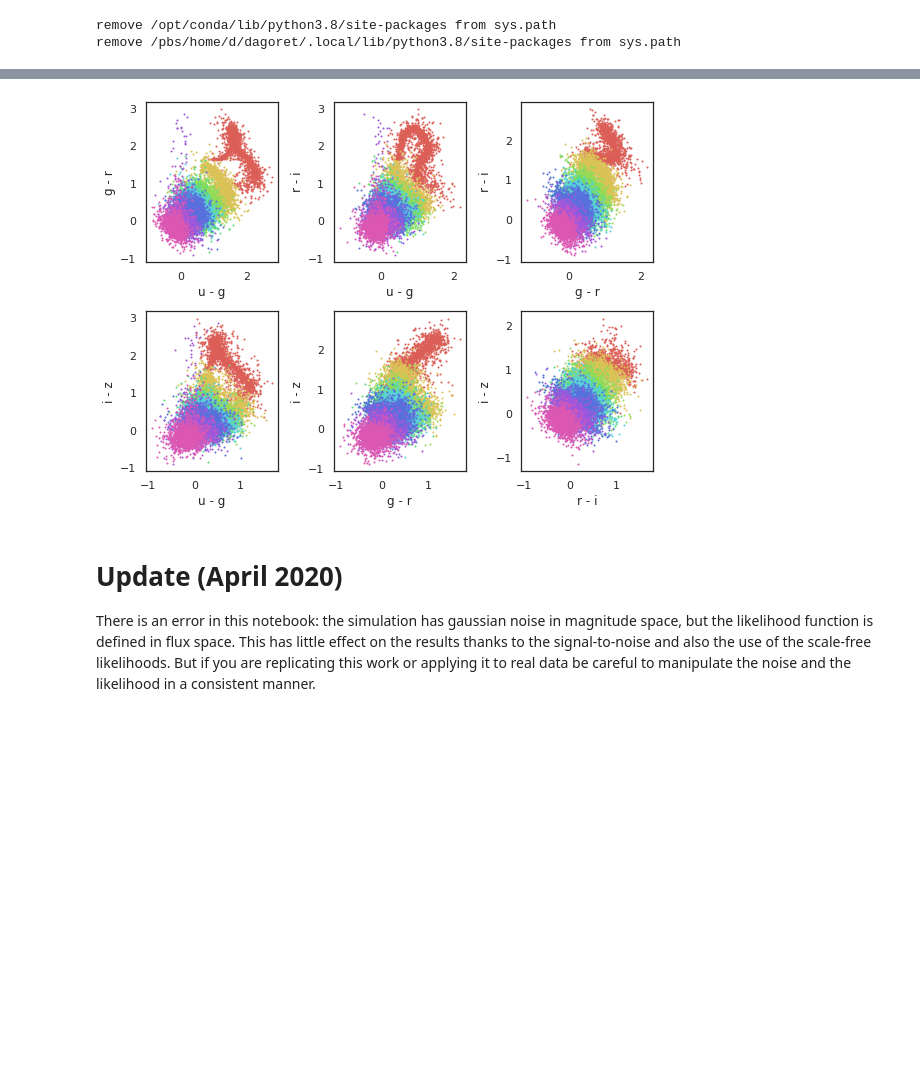
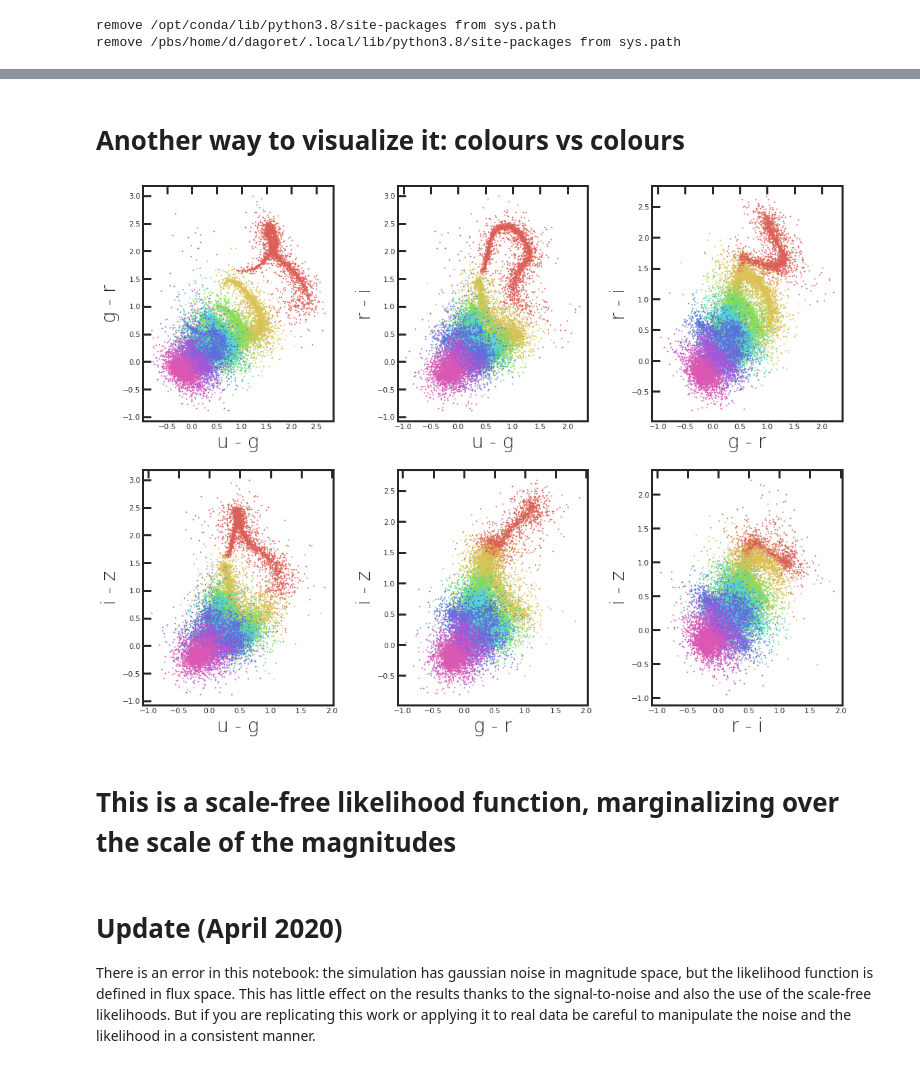
Before and after one commit to sylvielsstfr/Photoz-tools, a Jupyter notebook: Photoz galaxy survey mock and N(z) inference.ipynb, the cells around one changed output, grey strips where cells are left out. Drawn from its saved outputs; the diff is of its cells as text; code cells hidden in the pictures; blank space fills up the shorter version.

```diff
--- a/Photoz galaxy survey mock and N(z) inference.ipynb
+++ b/Photoz galaxy survey mock and N(z) inference.ipynb
@@ -284,6 +389,6 @@ fig.tight_layout()
 # %%
 # Now plot the p(z,t,imag) priors and compare to what we've drawn
-fig, axs = plt.subplots(nt, 2, figsize=(7, nt*2) )
+fig, axs = plt.subplots(nt, 2, figsize=(14, nt*4) )
 templates = np.zeros((imag_grid.size, z_grid.size))
 for i in range(nt):
     for j in range(imag_grid.size):
@@ -375,15 +491,10 @@ for jf in range(nf):
 # %%
 # Let's visualize the magnitudes
-fig, axs = plt.subplots(1, nf, figsize=(10,3))
+fig, axs = plt.subplots(1, nf, figsize=(16,4))
 for jf in range(nf):
     axs[jf].hist(f_obs[:,jf], density=True,
                  range=[imag_grid.min(), imag_grid.max()+2],
                  bins=150, histtype='step', lw=3)
     axs[jf].set_ylim([0,0.7])
     axs[jf].set_xlabel(filters[jf])
-fig, axs = plt.subplots(1, nf, figsize=(10,3))
-for jf in range(nf):
-    axs[jf].hist(f_obs_err[:,jf], density=True, bins=150, histtype='step', lw=3)
-    axs[jf].set_xlabel(filters[jf]+' err')
-fig.tight_layout()
 # %% [output]
@@ -391,0 +502,6 @@ fig.tight_layout()
+# %%
+fig, axs = plt.subplots(1, nf, figsize=(16,4))
+for jf in range(nf):
+    axs[jf].hist(f_obs_err[:,jf], density=True, bins=150, histtype='step', lw=3)
+    axs[jf].set_xlabel(filters[jf]+' err')
+fig.tight_layout()
@@ -392,6 +512,6 @@ fig.tight_layout()
 # %%
 # Let's plot the model and the noisy magnitudes for our mock catalogue
-fig, axs = plt.subplots(nt, nf-1, figsize=(8,nt*1.5), sharex=True, sharey=False)
+fig, axs = plt.subplots(nt, nf-1, figsize=(16,nt*3), sharex=True, sharey=False)
 for it in range(nt):
     ind = (types == it)
     for jf in range(nf-1):
@@ -411,22 +531,26 @@ fig.tight_layout()
+# %% [markdown]
+# Another way to visualize it: colours vs colours
 # %%
 # Another way to visualize it: colours vs colours
 cols = sns.color_palette("hls", nt)
-fig, axs = plt.subplots(2, (nf-1)*(nf-2)//4, figsize=(8, 6))
+fig, axs = plt.subplots(2, (nf-1)*(nf-2)//4, figsize=(16, 12))
 axs = axs.ravel()
 off = - 1
 for jf in range(nf-1):
     for jf2 in range(jf):
         off += 1
         for it in range(nt):
             ind = (types == it)
             colourobj1 = f_obs[ind,jf] - f_obs[ind,jf+1]
             colourobj2 = f_obs[ind,jf2] - f_obs[ind,jf2+1]
             p = axs[off].scatter(colourobj1, colourobj2, color=cols[it], s=1)
             axs[off].set_ylabel(filters[jf]+' - '+filters[jf+1])
             axs[off].set_xlabel(filters[jf2]+' - '+filters[jf2+1])
 fig.tight_layout()
 # %% [output]
-[figure, old version]
+[figure, new version]
+# %% [markdown]
+# This is a scale-free likelihood function, marginalizing over the scale of the magnitudes
 # %%
 # This is a scale-free likelihood function, marginalizing over the scale of the magnitudes
 def scalefree_flux_likelihood(f_obs, f_obs_var,
```
Also changed, not shown: parts of 46 cells of this notebook.
